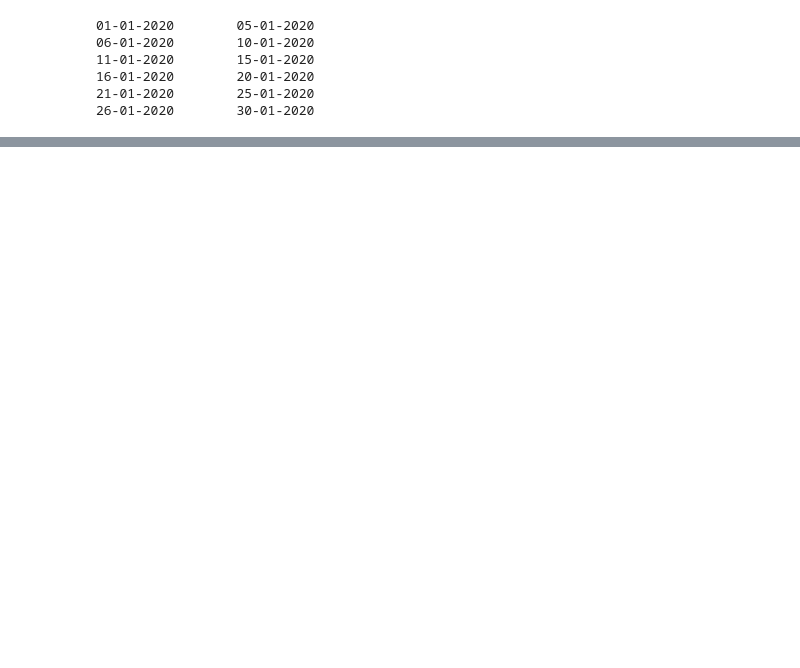
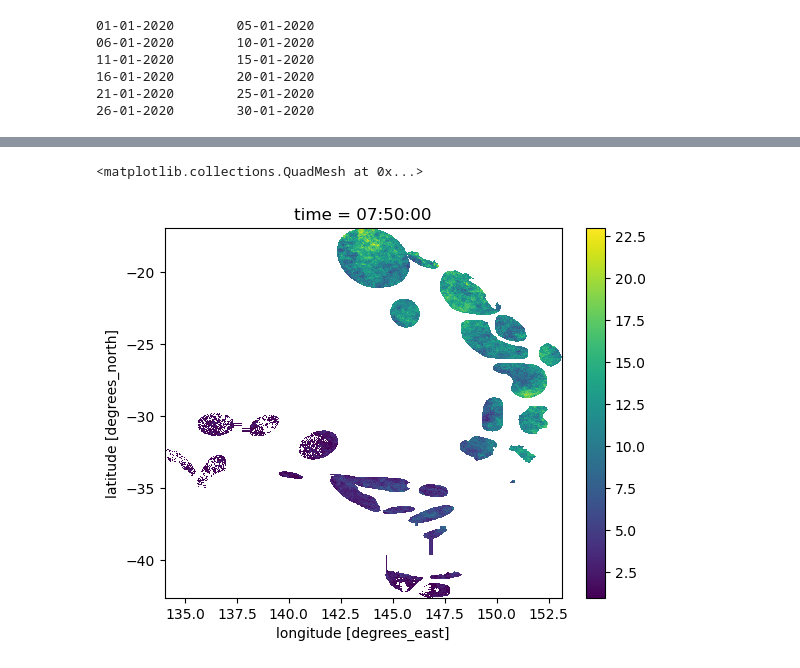
Before and after one commit to cdoedens/aus-historical-solar-droughts, a Jupyter notebook: code/python/notebooks/plot-regional.ipynb, the cells around one changed output, grey strips where cells are left out. Cells and saved outputs as stored; diff of their text form; code cells hidden in the pictures; blank space fills up the shorter version.

```diff
--- a/code/python/notebooks/plot-regional.ipynb
+++ b/code/python/notebooks/plot-regional.ipynb
@@ -44 +73,6 @@ data = drought_counts.where(drought_counts != 0, np.nan)
+# %%
+data.isel(time=80).plot()
+# %% [output]
+<matplotlib.collections.QuadMesh at 0x...>
+[figure, added]
 # %%
```
Also changed, not shown: parts of 3 cells of this notebook, 3 other files.
